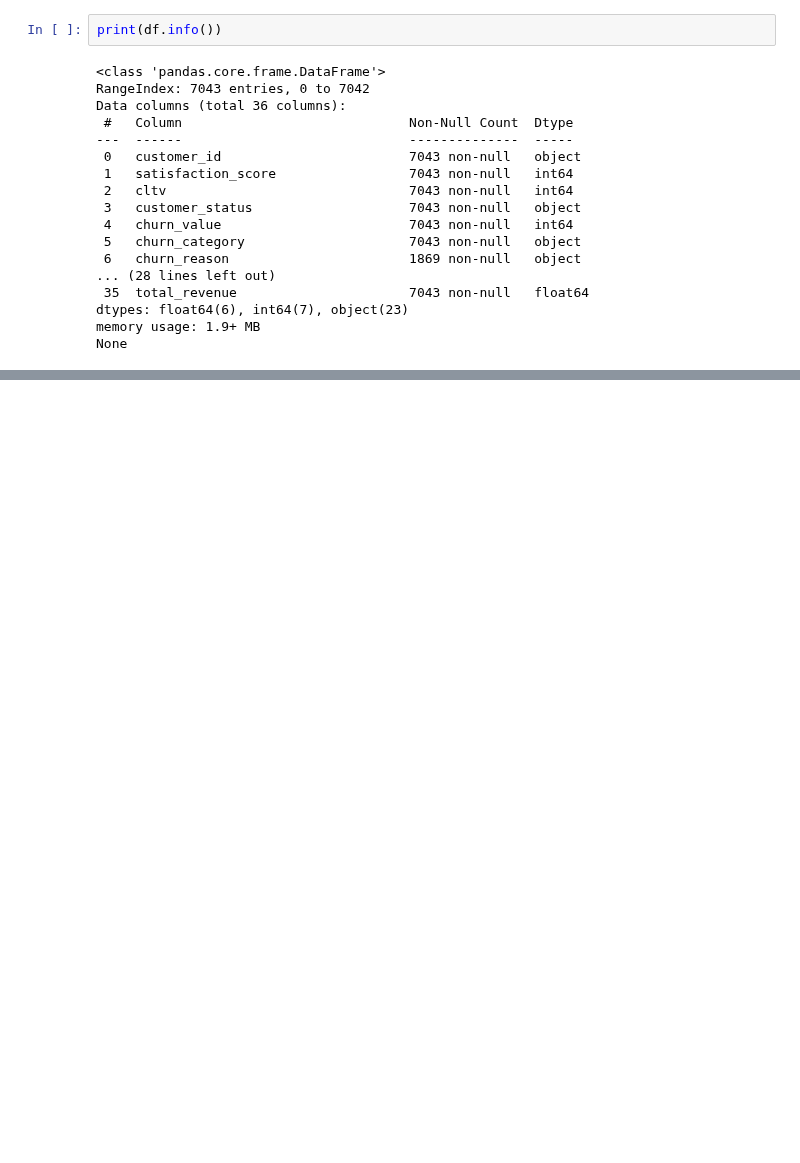
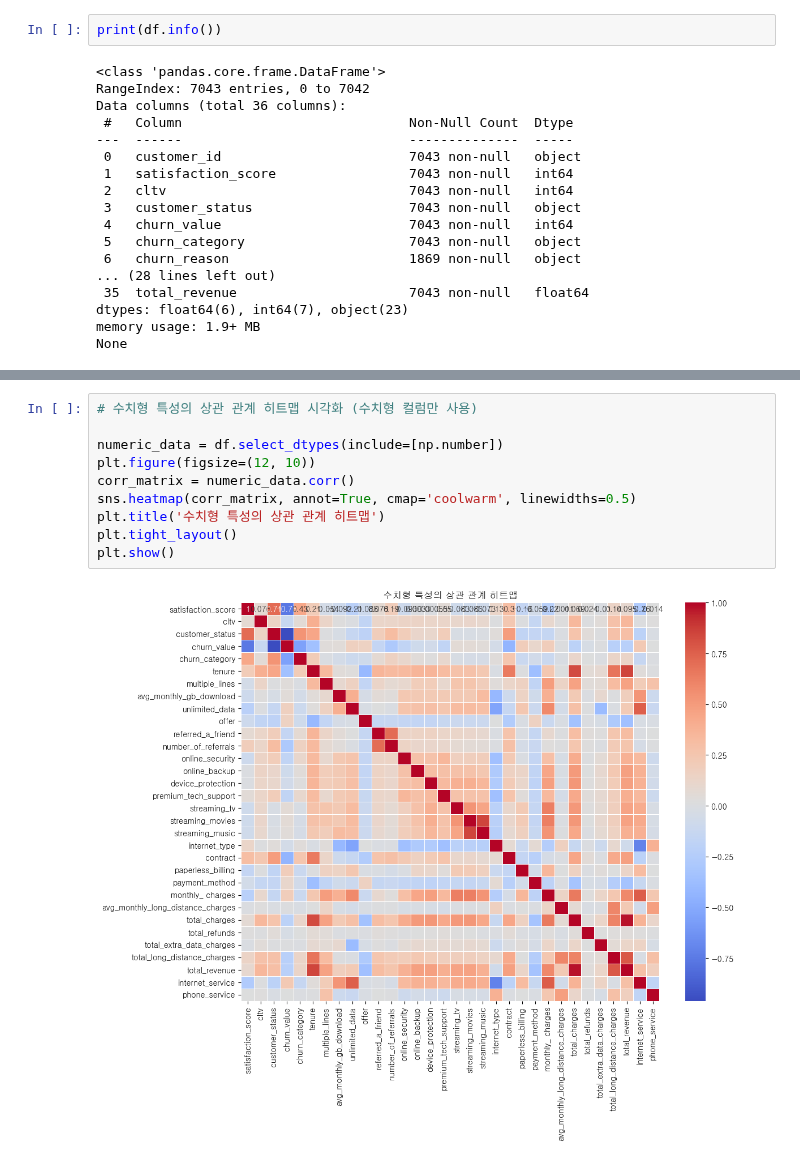
Before and after one commit to halley1116/2025_DA_study, a Jupyter notebook: team2/3주차/LYS_2.ipynb, the cells around one changed output, grey strips where cells are left out. Cells and saved outputs as stored; diff of their text form; blank space fills up the shorter version.

```diff
--- a/team2/3주차/LYS_2.ipynb
+++ b/team2/3주차/LYS_2.ipynb
@@ -197,0 +665,12 @@ Unique values for payment_method: [np.int64(0), np.int64(1), np.int64(2), np.int
+# %%
+# 수치형 특성의 상관 관계 히트맵 시각화 (수치형 컬럼만 사용)
+
+numeric_data = df.select_dtypes(include=[np.number])
+plt.figure(figsize=(12, 10))
+corr_matrix = numeric_data.corr()
+sns.heatmap(corr_matrix, annot=True, cmap='coolwarm', linewidths=0.5)
+plt.title('수치형 특성의 상관 관계 히트맵')
+plt.tight_layout()
+plt.show()
+# %% [output]
+[figure, added]
```
Also changed, not shown: parts of 86 cells of this notebook.
